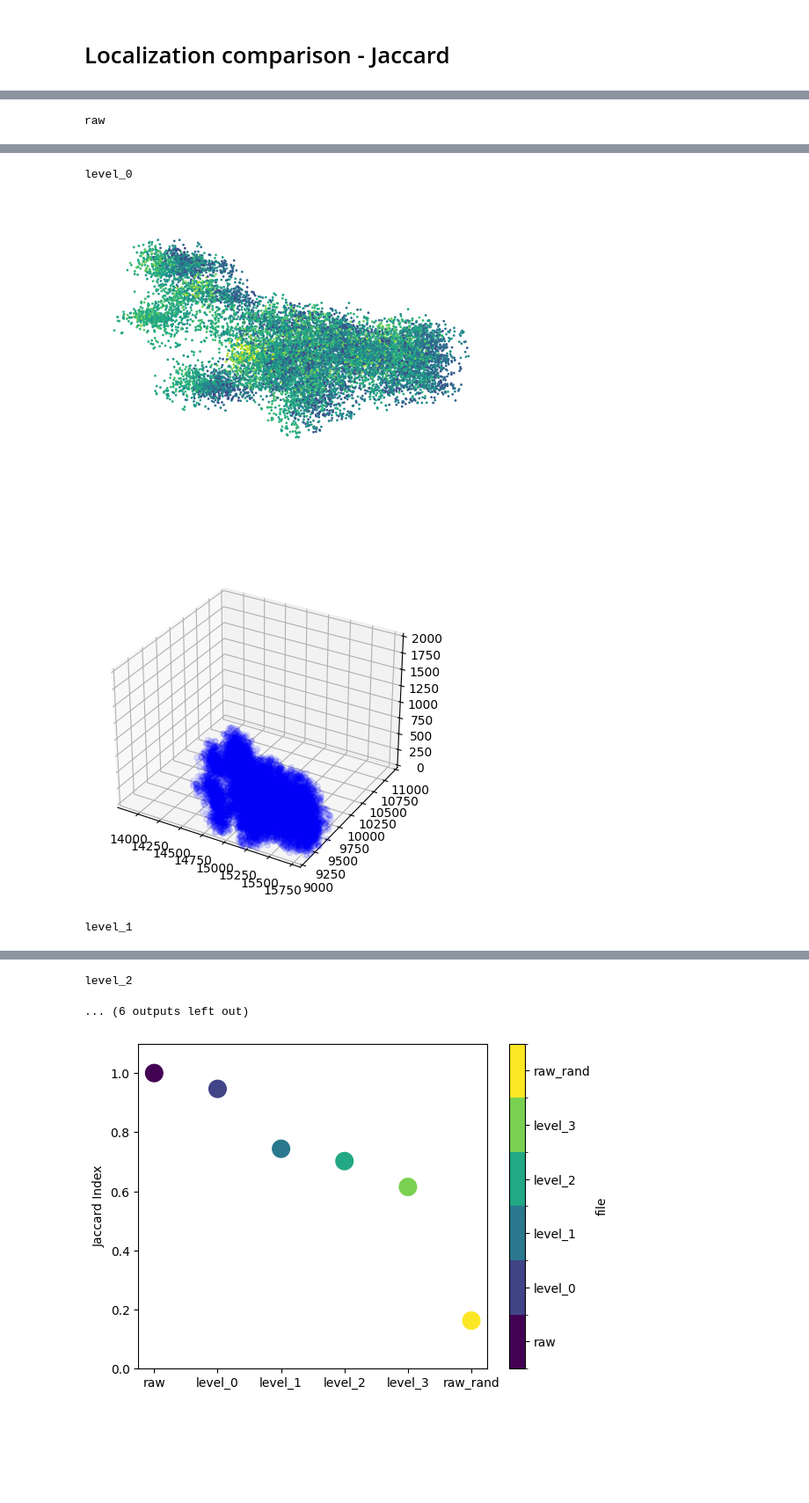
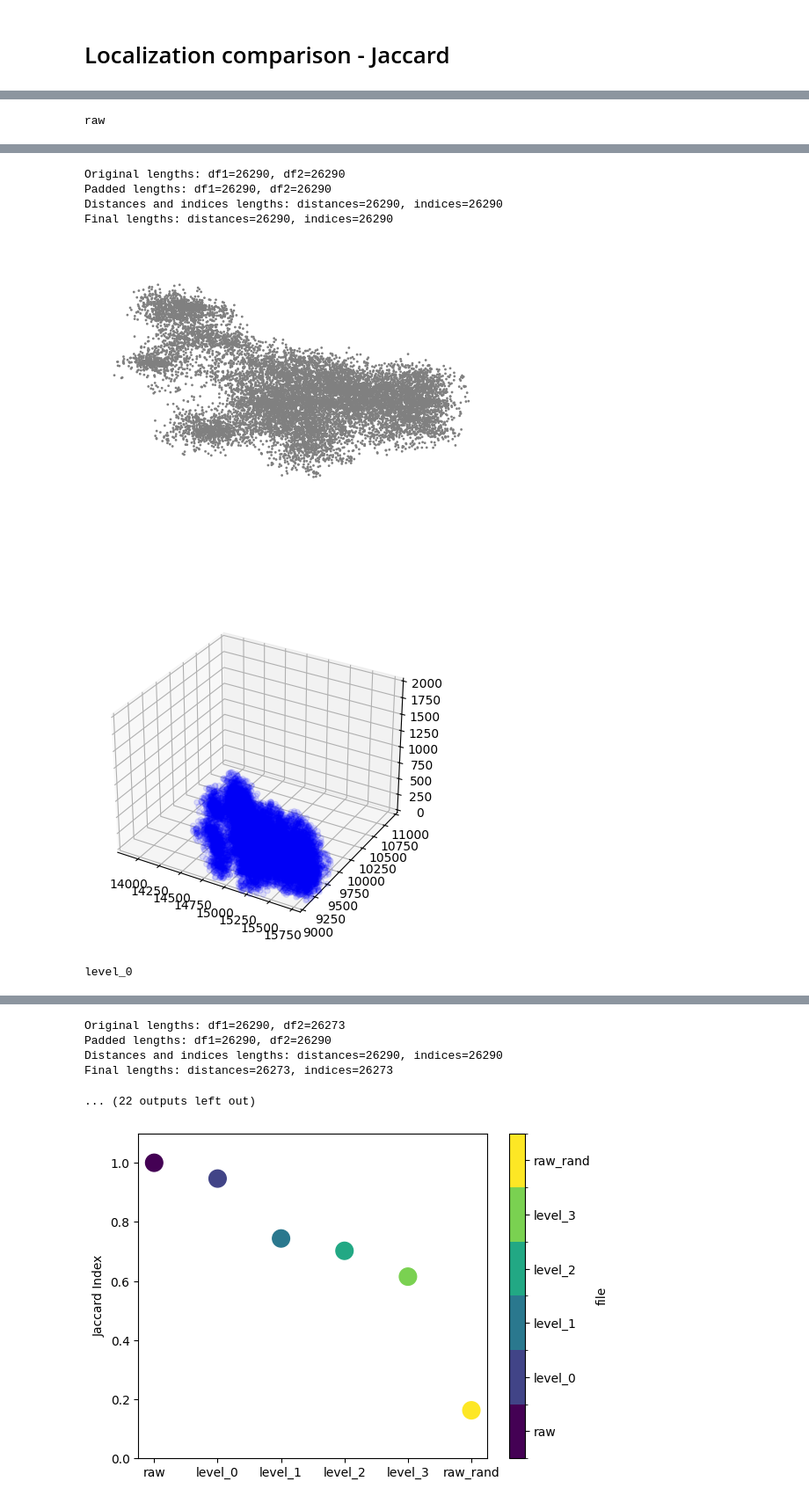
Before and after one commit to dgound/SPARZ, a Jupyter notebook: extra_code/plot_figure_3.ipynb, the cells around one changed output, grey strips where cells are left out. Shown at 88% size. Saved outputs shown, nothing was run; the diff lists cells and outputs as text; code cells hidden in the pictures; blank space fills up the shorter version.

Commit message:
plot3 distance coloring

```diff
--- a/extra_code/plot_figure_3.ipynb
+++ b/extra_code/plot_figure_3.ipynb
@@ -449,10 +488,38 @@ for file in files:
     plt.yticks([])
     plt.show()
 
-    # plot the df as a tranparent box around each point
+    # plot the df as a transparent box around each point
     fig = plt.figure()
     ax = fig.add_subplot(111, projection='3d')
-    ax.scatter(df.x, df.y, df.z, c='b', marker='o', alpha = 0.1)
+    ax.scatter(df.x, df.y, df.z, c='b', marker='o', alpha=0.1)
+    # ax.scatter(raw_df.x, raw_df.y, raw_df.z, c='g', marker='o', alpha=0.1)
+    ax.set_xlim(13800, 15800)
+    ax.set_ylim(9000, 11000)
+    ax.set_zlim(0, 2000)
+    plt.show()
+
+    distances, indices = compute_nearest_neighbours(raw_df[['x', 'y', 'z']], df[['x', 'y', 'z']], n_neighbors=1)
+    jaccard_to_append = compute_jaccard_similarity_manual(raw_df[['x', 'y', 'z']], df[['x', 'y', 'z']], voxel_size=voxel_size)
+    jaccard_results.append({'file': file_name, 'jaccard': jaccard_to_append, 'distances': distances})
+
+    df['distances'] = distances.flatten()
+    df['colors'] = np.where(df['distances'] < 40, 'grey', 'red')
+
+    # Plot the df with localizations < 40 in grey and localizations > 40 in red
+    plt.scatter(x=df.x, y=df.y, c=df.colors, s=1)
+    plt.xlim(13800, 15800)
+    plt.ylim(9000, 11000)
+    plt.gca().set_frame_on(False)
+    plt.gca().get_xaxis().set_visible(False)
+    plt.gca().get_yaxis().set_visible(False)
+    plt.xticks([])
+    plt.yticks([])
+    plt.show()
+
+    # plot the df as a transparent box around each point
+    fig = plt.figure()
+    ax = fig.add_subplot(111, projection='3d')
+    ax.scatter(df.x, df.y, df.z, c='b', marker='o', alpha=0.1)
     # ax.scatter(raw_df.x, raw_df.y, raw_df.z, c='g', marker='o', alpha=0.1)
     ax.set_xlim(13800, 15800)
     ax.set_ylim(9000, 11000)
@@ -460,11 +527,11 @@ for file in files:
     plt.show()
 
 
-    jaccard_to_append = compute_jaccard_similarity_manual(raw_df[['x','y','z']], df[['x','y','z']], voxel_size=voxel_size)
-    jaccard_results.append({'file': file_name, 'jaccard': jaccard_to_append})
 
+# add the raw comparison with random noise
+distances, indices = compute_nearest_neighbours(raw_df[['x','y','z']], raw_rand[['x','y','z']], n_neighbors=1)
 jaccard_to_append = compute_jaccard_similarity_manual(raw_df[['x','y','z']], raw_rand[['x','y','z']], voxel_size=voxel_size)
-jaccard_results.append({'file': 'raw_rand', 'jaccard': jaccard_to_append})
+jaccard_results.append({'file': file_name, 'jaccard': jaccard_to_append, 'distances': distances})
 
 
 
@@ -475,7 +542,10 @@ jaccard_results
 raw
 [figure]
 [figure]
-level_0
+Original lengths: df1=26290, df2=26290
+Padded lengths: df1=26290, df2=26290
+Distances and indices lengths: distances=26290, indices=26290
+Final lengths: distances=26290, indices=26290
-[figure, old version]
+[figure, new version]
 [figure]
-level_1
+level_0
@@ -484,5 +554,8 @@ level_1
-level_2
+Original lengths: df1=26290, df2=26273
+Padded lengths: df1=26290, df2=26290
+Distances and indices lengths: distances=26290, indices=26290
+Final lengths: distances=26273, indices=26273
-... (6 outputs left out)
+... (22 outputs left out)
 # %%
 jaccard_resultsdf = pd.DataFrame(jaccard_results)
 # transform file to categorical
```
Also changed, not shown: parts of 3 cells of this notebook.
